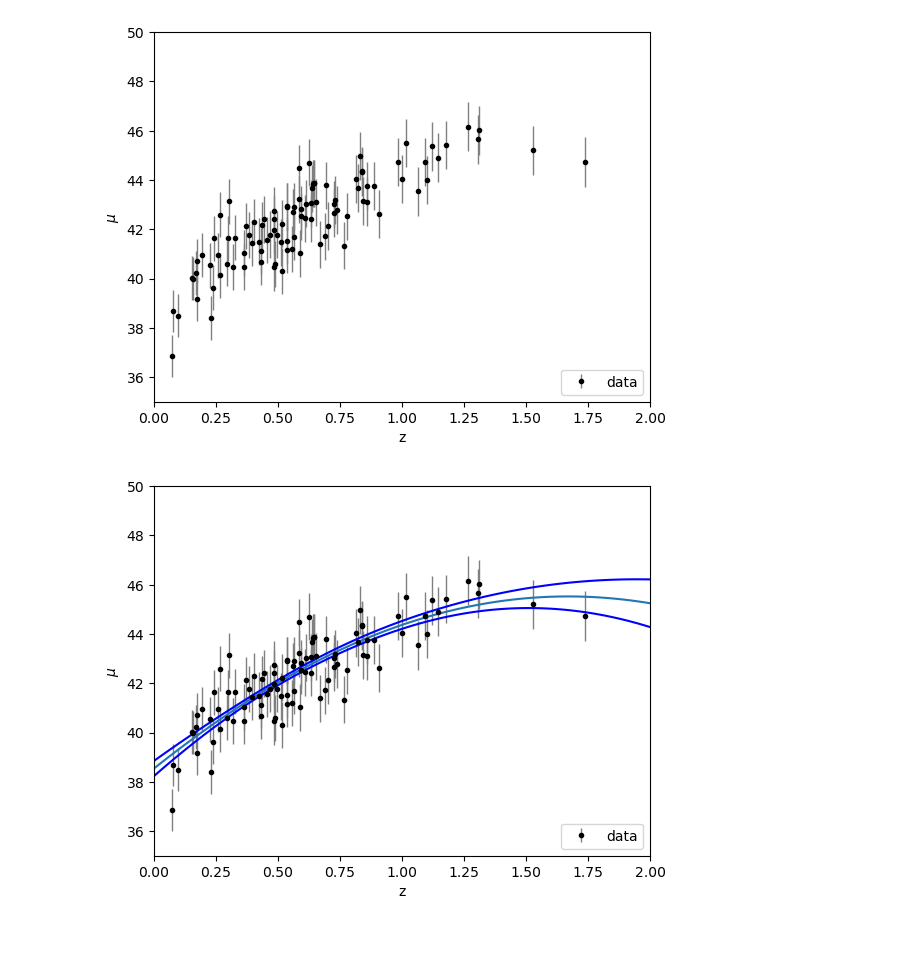
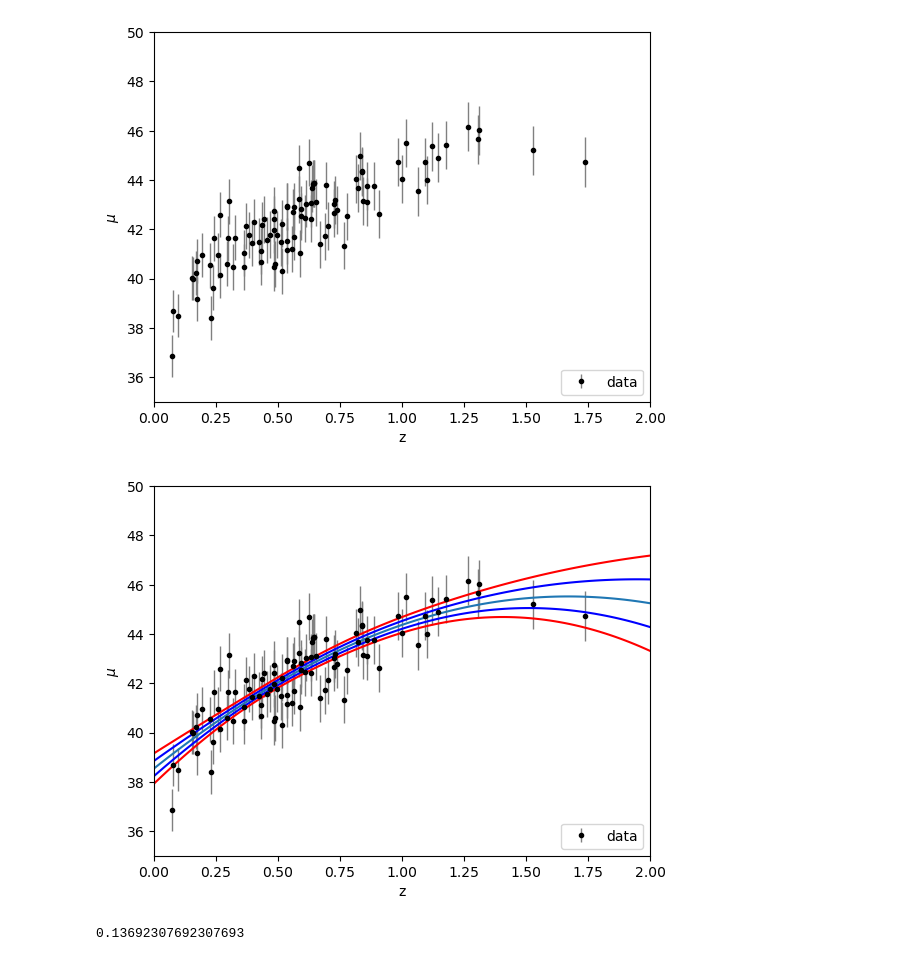
Before and after one commit to Diego-Albano/astrostatistics_bicocca_2025, a Jupyter notebook: working/W18.ipynb, the cells around one changed output. Saved outputs shown, nothing was run; the diff lists cells and outputs as text; code cells hidden in the pictures.

```diff
--- a/working/W18.ipynb
+++ b/working/W18.ipynb
@@ -28,14 +28,29 @@ y_fit, y_std= gp.predict(x, return_std=True)
 # %%
 plt.errorbar(z_sample, mu_sample, dmu, fmt='.k', ecolor='gray', lw=1,label='data')
 
 plt.plot(x, y_fit)
 plt.plot(x, y_fit + y_std, c="blue")
 plt.plot(x, y_fit - y_std, c="blue")
+plt.plot(x, y_fit + 2*y_std, c="red")
+plt.plot(x, y_fit - 2*y_std, c="red")
 
 plt.xlabel("z")
 plt.ylabel("$\mu$")
 plt.legend(loc='lower right')
 plt.xlim(0,2)
 plt.ylim(35,50);
 # %% [output]
-[figure, old version]
+[figure, new version]
+# %%
+from sklearn.model_selection import GridSearchCV            #from W14
+from sklearn.neighbors import KernelDensity
+
+bwrange = np.linspace(0.01, 1.0, 40)
+#print(bwrange)
+K = 5
+grid = GridSearchCV(KernelDensity(), {'bandwidth': bwrange}, cv= K)
+grid.fit(x_sample)
+h_opt = grid.best_params_['bandwidth']
+print(h_opt)
+# %% [output]
+0.13692307692307693
```
Also changed, not shown: parts of 2 cells of this notebook.
